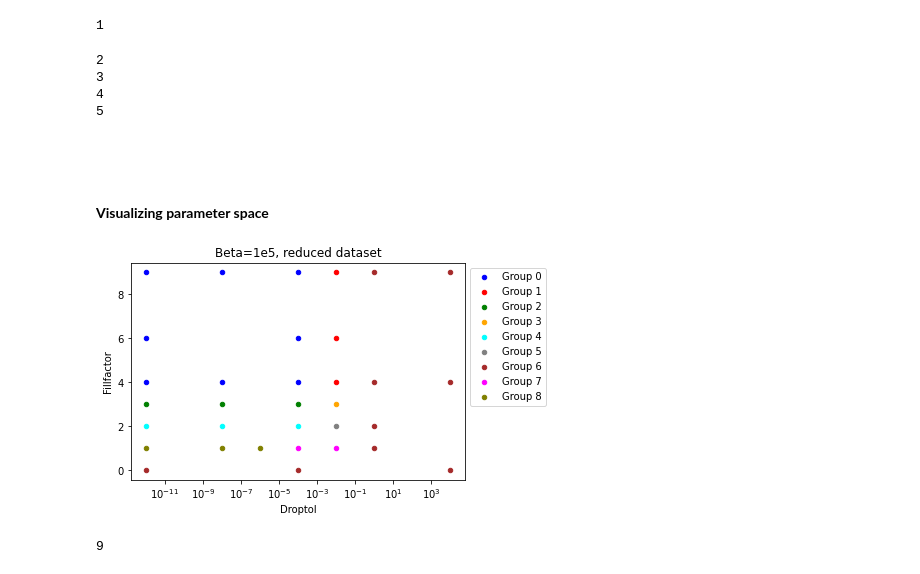
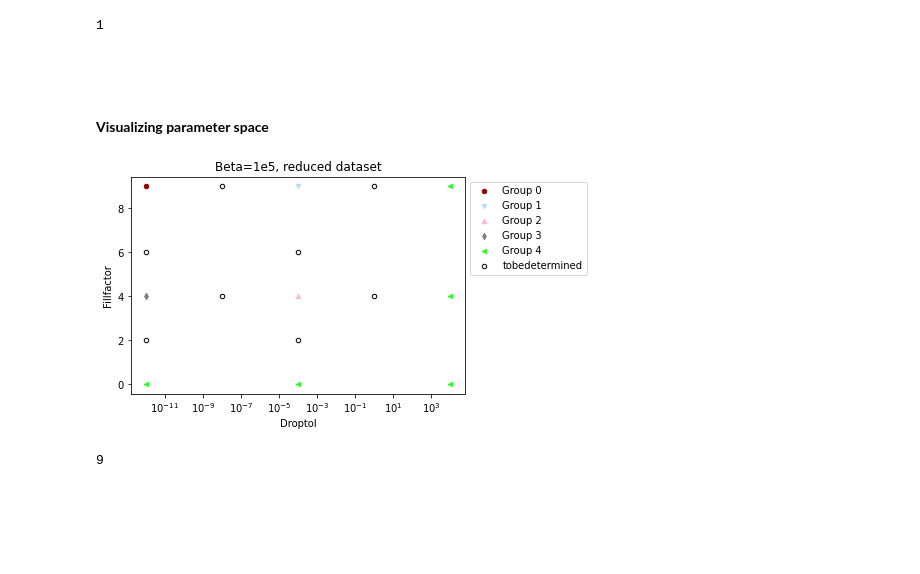
Before and after one commit to UniStuttgart-DataEngineering/simulation-optimizer, a Jupyter notebook: ExploreAndClusterParameterSpace.ipynb, the cells around one changed output. Drawn from its saved outputs; the diff is of its cells as text; code cells hidden in the pictures; blank space fills up the shorter version.

Commit message:
New color scheme and programs of the revision

```diff
--- a/ExploreAndClusterParameterSpace.ipynb
+++ b/ExploreAndClusterParameterSpace.ipynb
@@ -56,7 +56,7 @@ basis=dfBeta.query("(Fillfactor==0 or Fillfactor==4 or Fillfactor==9) and\
 (Droptol==1e-12 or Droptol==1e-4 or Droptol==1e+4)")
 basis=resetindex(basis)
 # %%
-for rounds in range(1,100):
+for rounds in range(1,2):
     print(rounds)
 
     #test different combinations and compute S_Dbw score
@@ -353,10 +353,6 @@ for rounds in range(1,100):
             basis=resetindex(basis)
 # %% [output]
 1
-2
-3
-4
-5
 # %% [markdown]
 <br>
 <br>
@@ -367,35 +363,35 @@ list=['0','1','2','3','4','5','6','7','8','9','10','11']
 for cl in range(0,clustercount):
     vars()["PredictionGroup"+list[cl]]=series.query(f"`Cluster`=={cl}")
 # %%
-ax = PredictionGroup0.plot(kind='scatter', x='Droptol', y='Fillfactor',color='blue', label='Group 0');
-PredictionGroup1.plot(kind='scatter', x='Droptol', y='Fillfactor',color='red', label='Group 1', ax=ax);
+ax = PredictionGroup0.plot(kind='scatter', x='Droptol', y='Fillfactor',color='#920000', label='Group 0');
+PredictionGroup1.plot(kind='scatter', x='Droptol', y='Fillfactor',marker= "v", color='#b6dbff', label='Group 1', ax=ax);
 if clustercount>2:
-    PredictionGroup2.plot(kind='scatter', x='Droptol', y='Fillfactor',color='green', label='Group 2', ax=ax);
+    PredictionGroup2.plot(kind='scatter', x='Droptol', y='Fillfactor',marker= "^", color='#ffb6db', label='Group 2', ax=ax);
     if clustercount>3:
-        PredictionGroup3.plot(kind='scatter', x='Droptol', y='Fillfactor',color='orange', label='Group 3', ax=ax);
+        PredictionGroup3.plot(kind='scatter', x='Droptol', y='Fillfactor',marker= "d",color='grey', label='Group 3', ax=ax);
         if clustercount>4:
-            PredictionGroup4.plot(kind='scatter', x='Droptol', y='Fillfactor',color='cyan', label='Group 4', ax=ax);
+            PredictionGroup4.plot(kind='scatter', x='Droptol', y='Fillfactor',marker= "<",color='#24ff24', label='Group 4', ax=ax);
             if clustercount>5:
-                PredictionGroup5.plot(kind='scatter', x='Droptol', y='Fillfactor',color='gray', label='Group 5', ax=ax);
+                PredictionGroup5.plot(kind='scatter', x='Droptol', y='Fillfactor',marker= ">",color='#490092', label='Group 5', ax=ax);
                 if clustercount>6:
-                    PredictionGroup6.plot(kind='scatter', x='Droptol', y='Fillfactor',color='brown', label='Group 6', ax=ax);
+                    PredictionGroup6.plot(kind='scatter', x='Droptol', y='Fillfactor',marker= "s",color='#db6d00', label='Group 6', ax=ax);
                     if clustercount>7:
-                        PredictionGroup7.plot(kind='scatter', x='Droptol', y='Fillfactor',color='magenta', label='Group 7', ax=ax);
+                        PredictionGroup7.plot(kind='scatter', x='Droptol', y='Fillfactor',marker= "*",color='#b66dff', label='Group 7', ax=ax);
                         if clustercount>8:
-                            PredictionGroup8.plot(kind='scatter', x='Droptol', y='Fillfactor',color='olive', label='Group 8', ax=ax);
+                            PredictionGroup8.plot(kind='scatter', x='Droptol', y='Fillfactor',marker= "+",color='#009292', label='Group 8', ax=ax);
                             if clustercount>9:
-                                PredictionGroup9.plot(kind='scatter', x='Droptol', y='Fillfactor',color='black', label='Group 9', ax=ax);
+                                PredictionGroup9.plot(kind='scatter', x='Droptol', y='Fillfactor',marker= "x", color='#924900', label='Group 9', ax=ax);
                                 if clustercount>10:
-                                    PredictionGroup10.plot(kind='scatter', x='Droptol', y='Fillfactor',color='darkorchid', label='Group 10', ax=ax);
+                                    PredictionGroup10.plot(kind='scatter', x='Droptol', y='Fillfactor',marker= "X",color='#006ddb', label='Group 10', ax=ax);
                                     if clustercount>11:
-                                        PredictionGroup11.plot(kind='scatter', x='Droptol', y='Fillfactor',color='mistyrose', label='Group 11', ax=ax);
-#tobedetermined.plot(kind='scatter', x='Droptol', y='Fillfactor',marker='o', color='none', edgecolors='black', label='tobedetermined', ax=ax);
+                                        PredictionGroup11.plot(kind='scatter', x='Droptol', y='Fillfactor',marker= "D",color='#004949', label='Group 11', ax=ax);
+tobedetermined.plot(kind='scatter', x='Droptol', y='Fillfactor',marker='o', color='none', edgecolors='black', label='tobedetermined', ax=ax);
 ax.set_xscale('log')
 ax.legend(bbox_to_anchor=(1.0, 1.0))
 plt.title(f"Beta=1e{int(math.log10(beta))}, reduced dataset")
 plt.show()
 # %% [output]
-[figure, old version]
+[figure, new version]
 # %%
 SeriesLength
 # %% [output]
```
Also changed, not shown: parts of 1 cell of this notebook, 20 other files.
